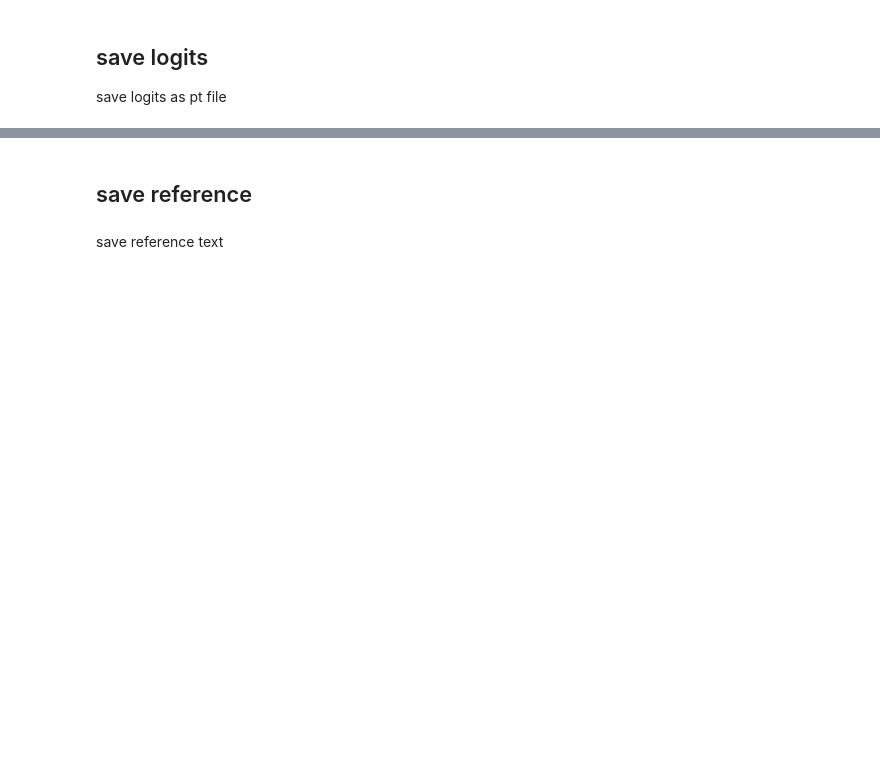
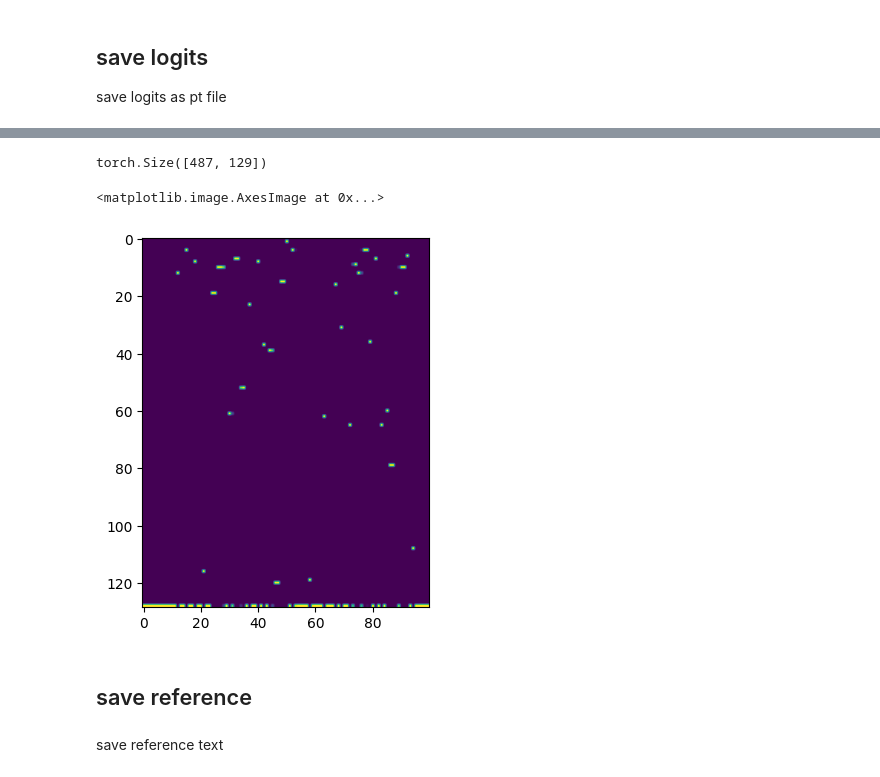
Before and after one commit to dbstj1231/2023_AI_Academy_ASR, a Jupyter notebook: 7_nemo_data_preparation.ipynb, the cells around one changed output, grey strips where cells are left out. Drawn from its saved outputs; the diff is of its cells as text; code cells hidden in the pictures; blank space fills up the shorter version.

```diff
--- a/7_nemo_data_preparation.ipynb
+++ b/7_nemo_data_preparation.ipynb
@@ -28,0 +87,3 @@ tokenizer =
+# %%
+tokenizer = model.tokenizer.tokenizer
+print(tokenizer.encode_as_pieces('hello word'))
@@ -34,0 +96,3 @@ vocab =
+# %%
+vocab = model.tokenizer.vocab
+print(vocab)
@@ -98,4 +232,4 @@ extracting log-probabilities using Nemo model and huggingface dataset
 # %%
-r = asr_model.transcribe(fl, logprobs=True)
+r = model.transcribe(fl, logprobs=True)
 # %%
 r
@@ -115,6 +285,15 @@ out_list
 torch.save(out_list, 'logits.pt')
 # %%
 out_list[0].shape
+# %% [output]
+torch.Size([487, 129])
+# %%
+import matplotlib.pyplot as plt
+out = torch.exp(out_list[0])
+plt.imshow(out.T[:,:100])
+# %% [output]
+<matplotlib.image.AxesImage at 0x...>
+[figure, added]
 # %% [markdown]
 ## save reference
 # %% [markdown]
```
Also changed, not shown: parts of 18 cells of this notebook.
